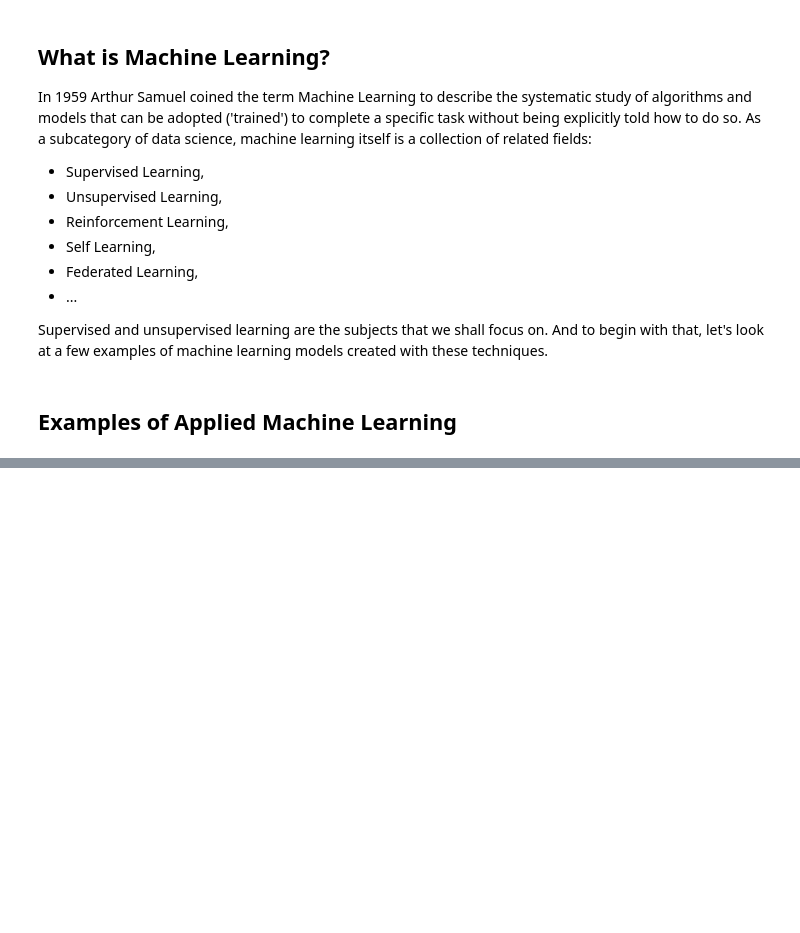
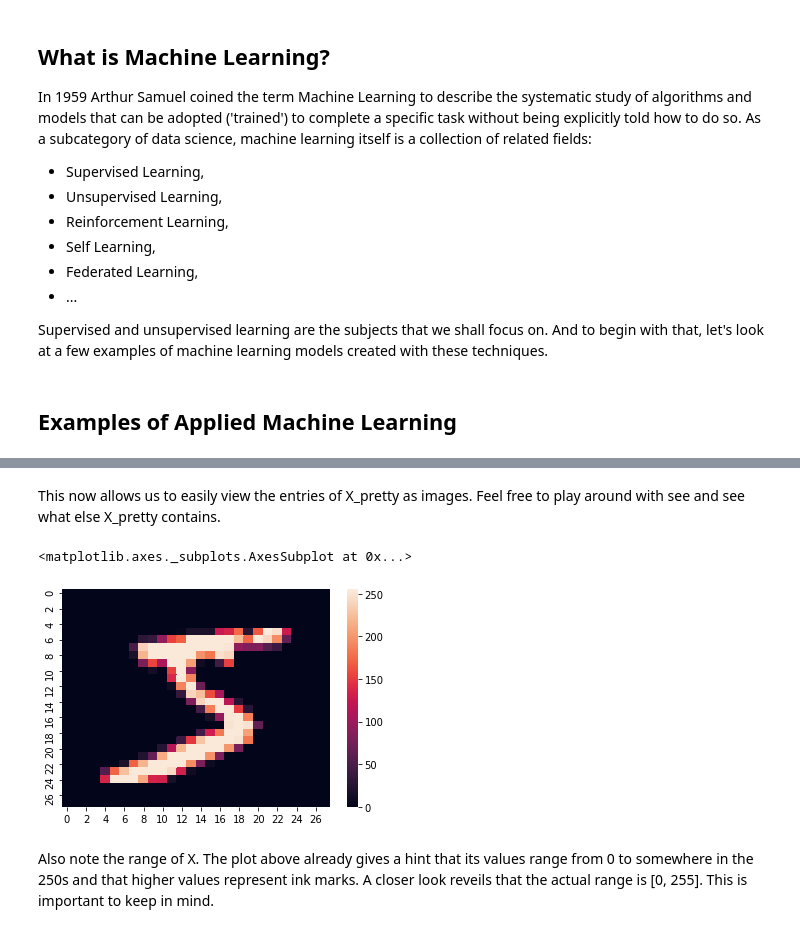
Before and after one commit to KappaDistributive/Practical-Data-Science, a Jupyter notebook: Introduction.ipynb, the cells around one changed output, grey strips where cells are left out. Cells and saved outputs as stored; diff of their text form; code cells hidden in the pictures; blank space fills up the shorter version.

Commit message:
Began MNIST demo

```diff
--- a/Introduction.ipynb
+++ b/Introduction.ipynb
@@ -80,0 +96,8 @@ This task lies in the golden intersections of problems that are very hard to sol
+# %%
+# import some Python packages we'll need
+import numpy as np
+import seaborn as sns
+import sklearn
+
+# load the MNIST dataset
+X, y = sklearn.datasets.openml.fetch_openml('mnist_784', version=1, return_X_y=True)
@@ -80,0 +138,12 @@ This task lies in the golden intersections of problems that are very hard to sol
+# %%
+X_pretty = np.reshape(X, newshape=(-1, 28, 28))
+print(f'Shape of X_pretty: {X_pretty.shape}')
+# %% [markdown]
+This now allows us to easily view the entries of X_pretty as images. Feel free to play around with see and see what else X_pretty contains.
+# %%
+sns.heatmap(X_pretty[0])
+# %% [output]
+<matplotlib.axes._subplots.AxesSubplot at 0x...>
+[figure, added]
+# %% [markdown]
+Also note the range of X. The plot above already gives a hint that its values range from 0 to somewhere in the 250s and that higher values represent ink marks. A closer look reveils that the actual range is [0, 255]. This is important to keep in mind.
```
Also changed, not shown: parts of 24 cells of this notebook.
